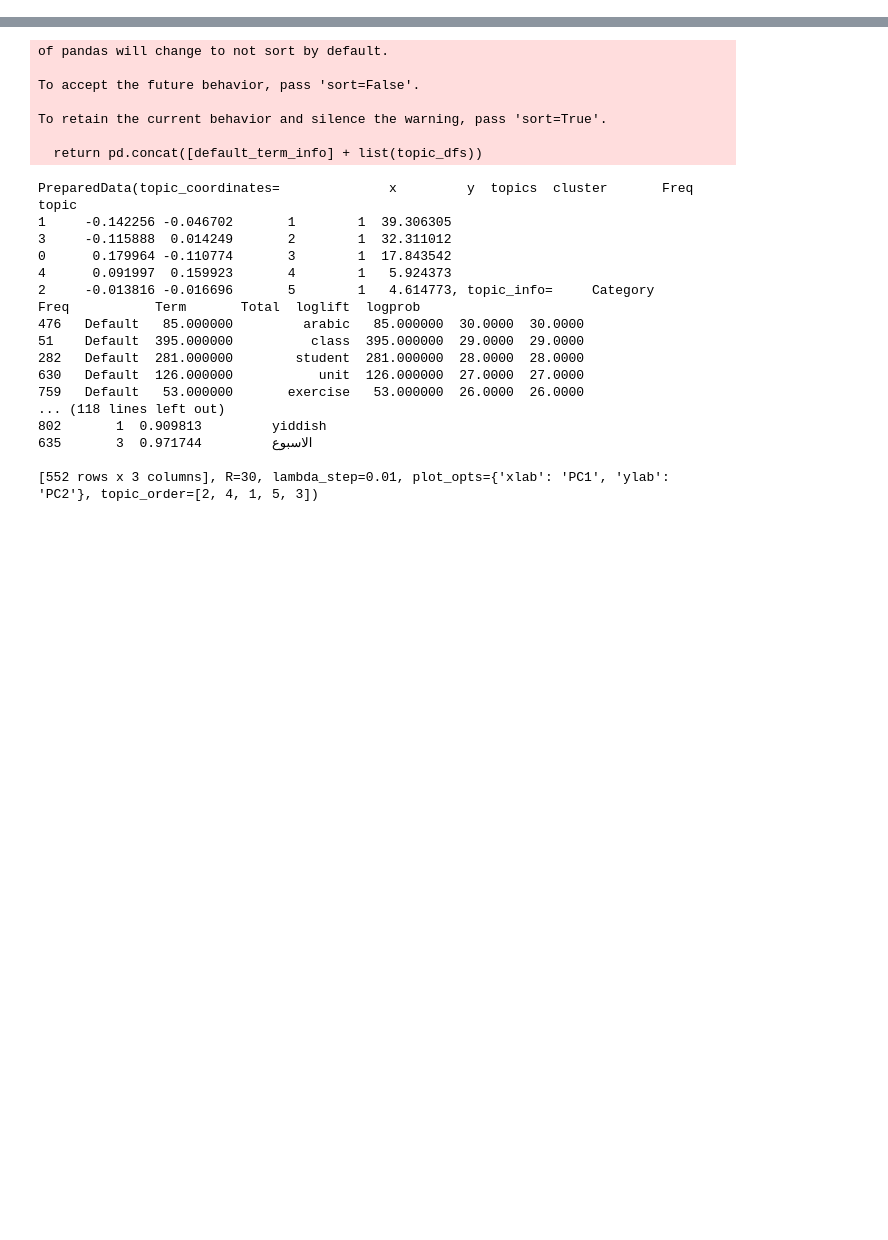
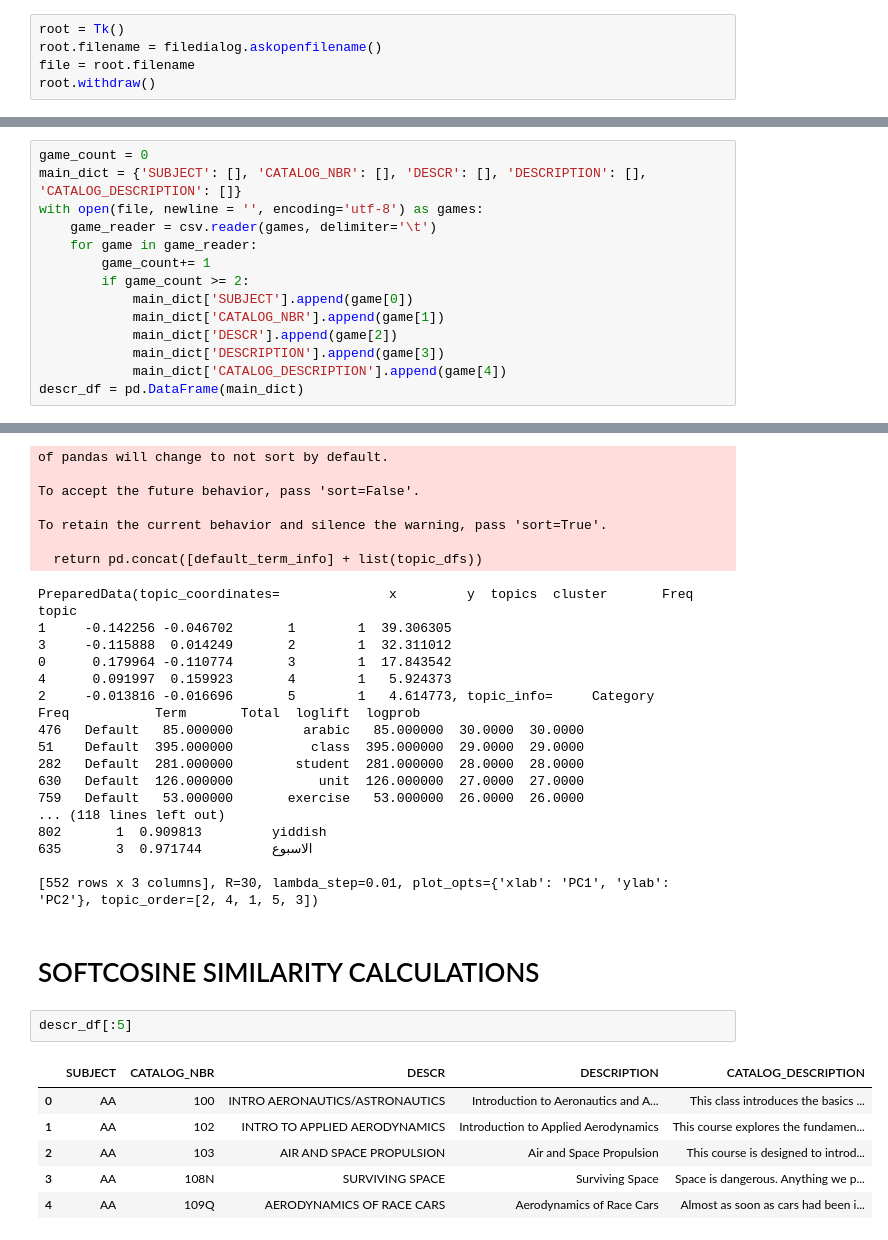
Before and after one commit to doriensimon/Syllabus_Carta, a Jupyter notebook: TF-IDF_clean.ipynb, the cells around one changed output, grey strips where cells are left out. Saved outputs shown, nothing was run; the diff lists cells and outputs as text; blank space fills up the shorter version.

Commit message:
cosine similarity attempt

```diff
--- a/TF-IDF_clean.ipynb
+++ b/TF-IDF_clean.ipynb
@@ -76,0 +83,5 @@ warnings.filterwarnings("ignore",category=DeprecationWarning)
+# %%
+root = Tk()
+root.filename = filedialog.askopenfilename()
+file = root.filename
+root.withdraw()
@@ -77,3 +90,17 @@ warnings.filterwarnings("ignore",category=DeprecationWarning)
+# %%
+game_count = 0
+main_dict = {'SUBJECT': [], 'CATALOG_NBR': [], 'DESCR': [], 'DESCRIPTION': [], 'CATALOG_DESCRIPTION': []}
+with open(file, newline = '', encoding='utf-8') as games:
+    game_reader = csv.reader(games, delimiter='\t')
+    for game in game_reader:
+        game_count+= 1
+        if game_count >= 2:
+            main_dict['SUBJECT'].append(game[0])
+            main_dict['CATALOG_NBR'].append(game[1])
+            main_dict['DESCR'].append(game[2])
+            main_dict['DESCRIPTION'].append(game[3])
+            main_dict['CATALOG_DESCRIPTION'].append(game[4])
+descr_df = pd.DataFrame(main_dict)
 # %%
 stop_words = frozenset(stopwords.words('english'))
 # %% [markdown]
@@ -484,3 +512,14 @@ topic
 635       3  0.971744         الاسبوع
 
 [552 rows x 3 columns], R=30, lambda_step=0.01, plot_opts={'xlab': 'PC1', 'ylab': 'PC2'}, topic_order=[2, 4, 1, 5, 3])
+# %% [markdown]
+# SOFTCOSINE SIMILARITY CALCULATIONS
+# %%
+descr_df[:5]
+# %% [output]
+|  | SUBJECT | CATALOG_NBR | DESCR | DESCRIPTION | CATALOG_DESCRIPTION |
+| 0 | AA | 100 | INTRO AERONAUTICS/ASTRONAUTICS | Introduction to Aeronautics and A... | This class introduces the basics ... |
+| 1 | AA | 102 | INTRO TO APPLIED AERODYNAMICS | Introduction to Applied Aerodynamics | This course explores the fundamen... |
+| 2 | AA | 103 | AIR AND SPACE PROPULSION | Air and Space Propulsion | This course is designed to introd... |
+| 3 | AA | 108N | SURVIVING SPACE | Surviving Space | Space is dangerous. Anything we p... |
+| 4 | AA | 109Q | AERODYNAMICS OF RACE CARS | Aerodynamics of Race Cars | Almost as soon as cars had been i... |
```
Also changed, not shown: parts of 15 cells of this notebook.
